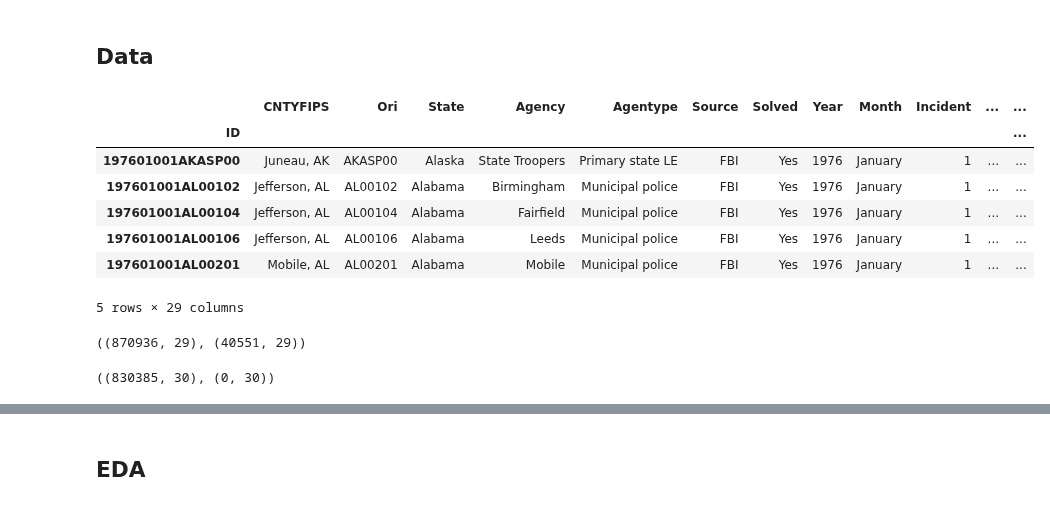
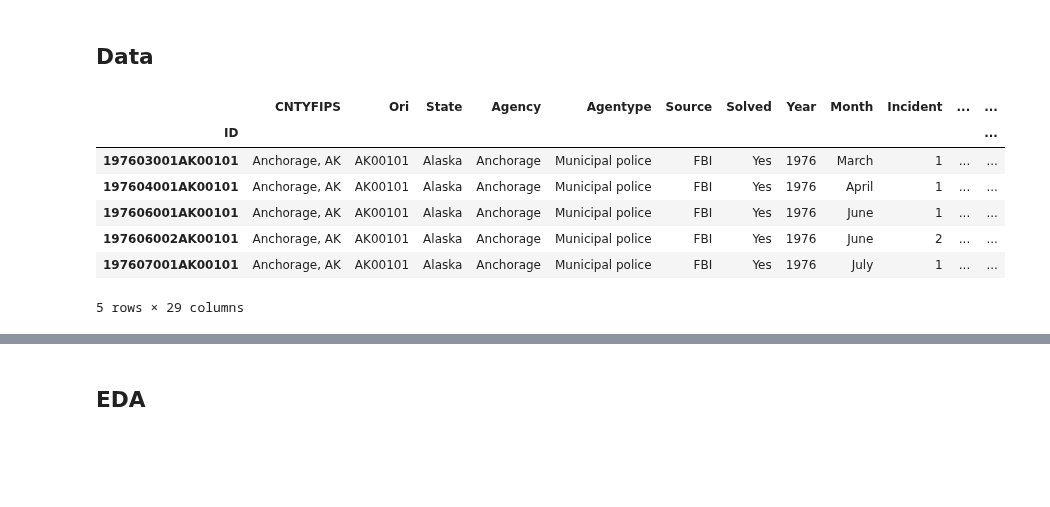
Before and after one commit to fadeeva/weird_projects, a Jupyter notebook: Serial_Killers/prsnt.ipynb, the cells around one changed output, grey strips where cells are left out. Saved outputs shown, nothing was run; the diff lists cells and outputs as text; code cells hidden in the pictures; blank space fills up the shorter version.

Commit message:
were no duplicates

```diff
--- a/Serial_Killers/prsnt.ipynb
+++ b/Serial_Killers/prsnt.ipynb
@@ -7,18 +7,14 @@ import seaborn as sns
 # %% [markdown]
 ## Data
 # %%
-map_data = pd.read_csv('data/SHR65_22.csv', index_col=0)
+map_data = pd.read_csv('data/SHR65_23.csv', index_col=0)
 map_data.head()
 # %% [output]
 |  | CNTYFIPS | Ori | State | Agency | Agentype | Source | Solved | Year | Month | Incident | ... | ... |
 | ID |  |  |  |  |  |  |  |  |  |  |  | ... |
-| 197601001AKASP00 | Juneau, AK | AKASP00 | Alaska | State Troopers | Primary state LE | FBI | Yes | 1976 | January | 1 | ... | ... |
-| 197601001AL00102 | Jefferson, AL | AL00102 | Alabama | Birmingham | Municipal police | FBI | Yes | 1976 | January | 1 | ... | ... |
-| 197601001AL00104 | Jefferson, AL | AL00104 | Alabama | Fairfield | Municipal police | FBI | Yes | 1976 | January | 1 | ... | ... |
-| 197601001AL00106 | Jefferson, AL | AL00106 | Alabama | Leeds | Municipal police | FBI | Yes | 1976 | January | 1 | ... | ... |
-| 197601001AL00201 | Mobile, AL | AL00201 | Alabama | Mobile | Municipal police | FBI | Yes | 1976 | January | 1 | ... | ... |
+| 197603001AK00101 | Anchorage, AK | AK00101 | Alaska | Anchorage | Municipal police | FBI | Yes | 1976 | March | 1 | ... | ... |
+| 197604001AK00101 | Anchorage, AK | AK00101 | Alaska | Anchorage | Municipal police | FBI | Yes | 1976 | April | 1 | ... | ... |
+| 197606001AK00101 | Anchorage, AK | AK00101 | Alaska | Anchorage | Municipal police | FBI | Yes | 1976 | June | 1 | ... | ... |
+| 197606002AK00101 | Anchorage, AK | AK00101 | Alaska | Anchorage | Municipal police | FBI | Yes | 1976 | June | 2 | ... | ... |
+| 197607001AK00101 | Anchorage, AK | AK00101 | Alaska | Anchorage | Municipal police | FBI | Yes | 1976 | July | 1 | ... | ... |
 5 rows × 29 columns
-# %%
-map_data.shape, map_data.loc[map_data.index.duplicated()].shape
-# %% [output]
-((870936, 29), (40551, 29))
@@ -29,4 +20,0 @@ map_data.drop_duplicates(subset='ID', inplace=True)
-# %%
-map_data.shape, map_data.loc[map_data.index.duplicated()].shape
-# %% [output]
-((830385, 30), (0, 30))
```
Also changed, not shown: parts of 5 cells of this notebook, 1 other file.
